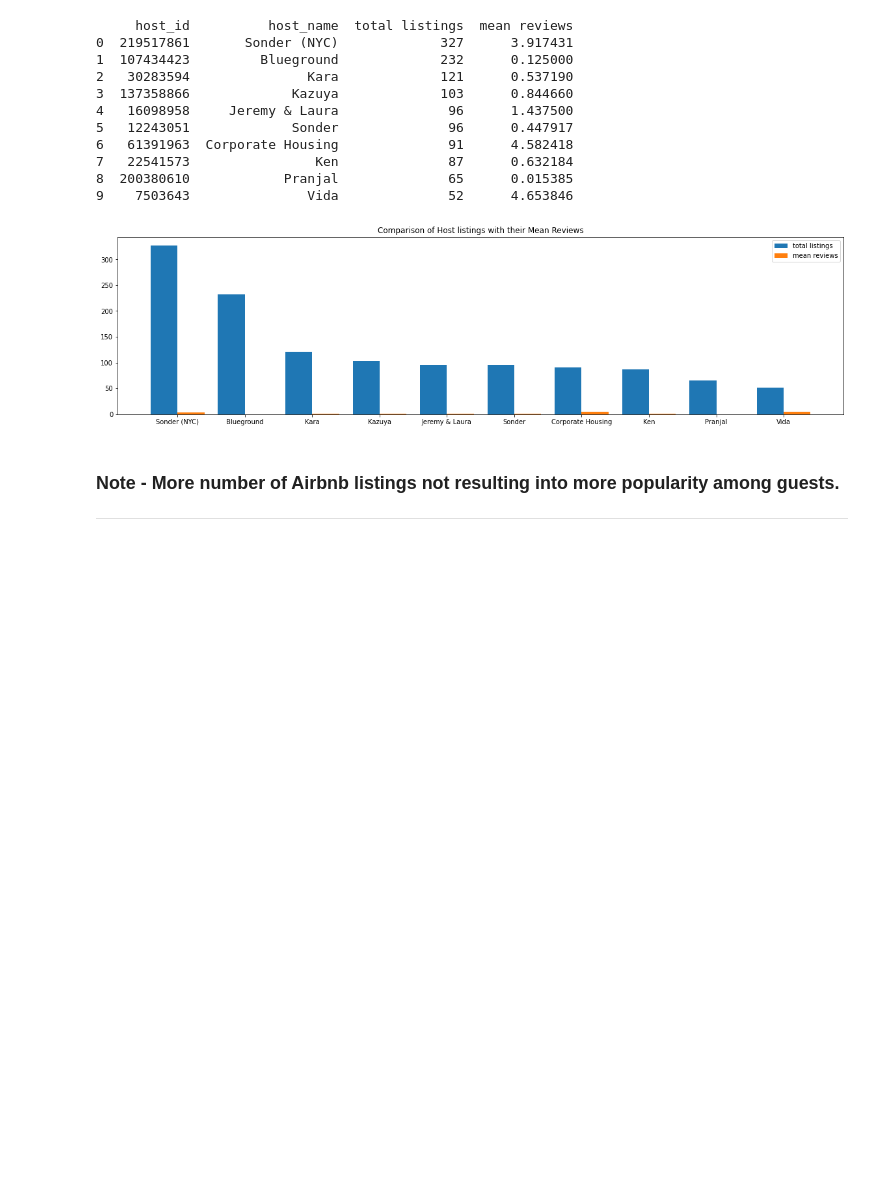
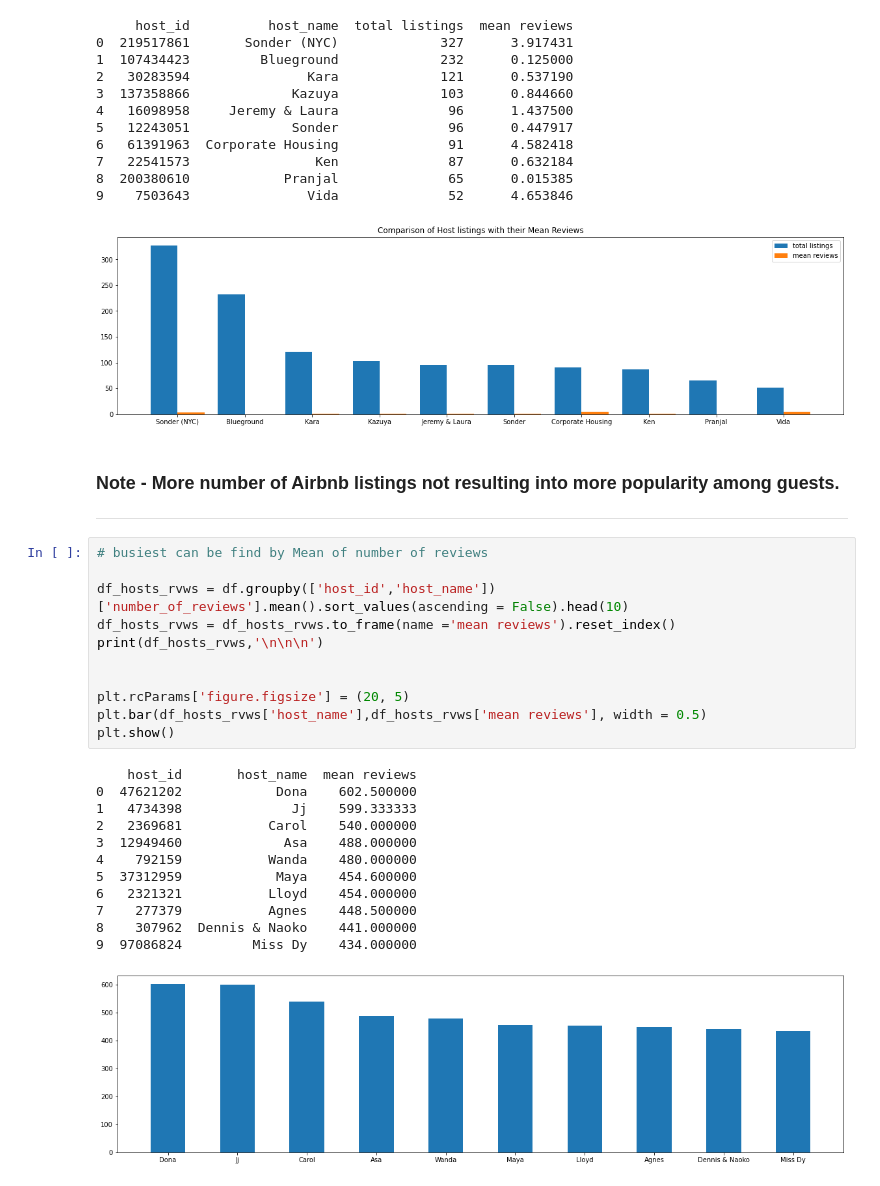
Before and after one commit to mohd-sahil/Airbnb-Bookings-Analysis-EDA, a Jupyter notebook: Airbnb_Bookings_Analysis_Capstone_Project.ipynb, the cells around one changed output. Drawn from its saved outputs; the diff is of its cells as text; blank space fills up the shorter version.

Commit message:
busiest hosts (average reviews)

```diff
--- a/Airbnb_Bookings_Analysis_Capstone_Project.ipynb
+++ b/Airbnb_Bookings_Analysis_Capstone_Project.ipynb
@@ -334,3 +334,27 @@ plt.show()
 # %% [markdown]
 ### Note - More number of Airbnb listings not resulting into more popularity among guests.
 ---
+# %%
+# busiest can be find by Mean of number of reviews
+
+df_hosts_rvws = df.groupby(['host_id','host_name'])['number_of_reviews'].mean().sort_values(ascending = False).head(10)
+df_hosts_rvws = df_hosts_rvws.to_frame(name ='mean reviews').reset_index()
+print(df_hosts_rvws,'\n\n\n')
+
+
+plt.rcParams['figure.figsize'] = (20, 5)
+plt.bar(df_hosts_rvws['host_name'],df_hosts_rvws['mean reviews'], width = 0.5)
+plt.show()
+# %% [output]
+    host_id       host_name  mean reviews
+0  47621202            Dona    602.500000
+1   4734398              Jj    599.333333
+2   2369681           Carol    540.000000
+3  12949460             Asa    488.000000
+4    792159           Wanda    480.000000
+5  37312959            Maya    454.600000
+6   2321321           Lloyd    454.000000
+7    277379           Agnes    448.500000
+8    307962  Dennis & Naoko    441.000000
+9  97086824         Miss Dy    434.000000
+[figure, added]
```
Also changed, not shown: parts of 1 cell of this notebook.
